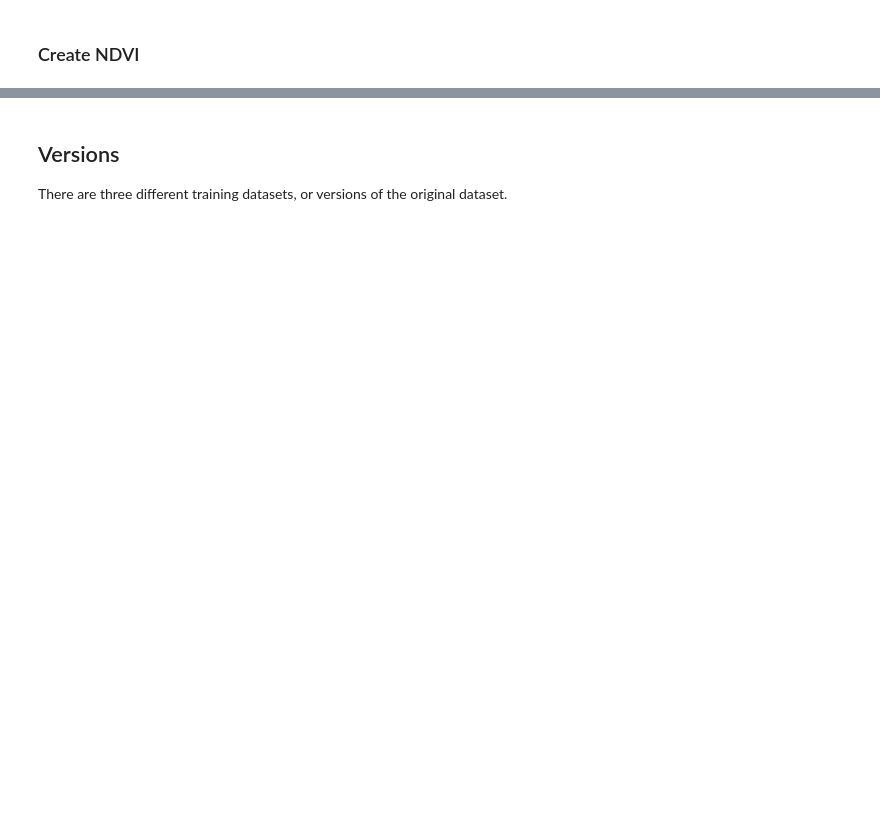
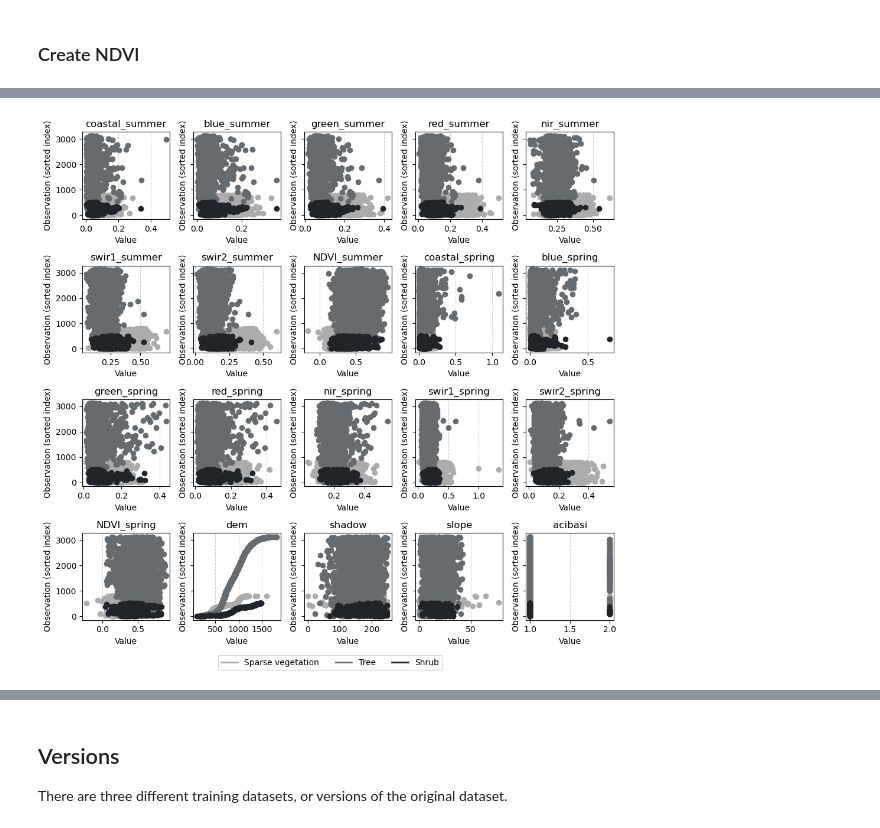
Before and after one commit to CristianICS/ML-burnt-vegetation, a Jupyter notebook: Notebooks/inspect_predictors.ipynb, the cells around one changed output, grey strips where cells are left out. Saved outputs shown, nothing was run; the diff lists cells and outputs as text; code cells hidden in the pictures; blank space fills up the shorter version.

```diff
--- a/Notebooks/inspect_predictors.ipynb
+++ b/Notebooks/inspect_predictors.ipynb
@@ -203,0 +294,8 @@ dat["NDVI_summerlong"] = ndvi(dat, "summerlong")
+# %%
+nrows = 4
+ncols = 5
+
+# outpath = Path(graphics_path, "cleveland_plot.svg")
+dotplot_figure(dat, lcols, gcols, nrows, ncols)
+# %% [output]
+[figure, added]
```
Also changed, not shown: parts of 16 cells of this notebook, 1 other file.
